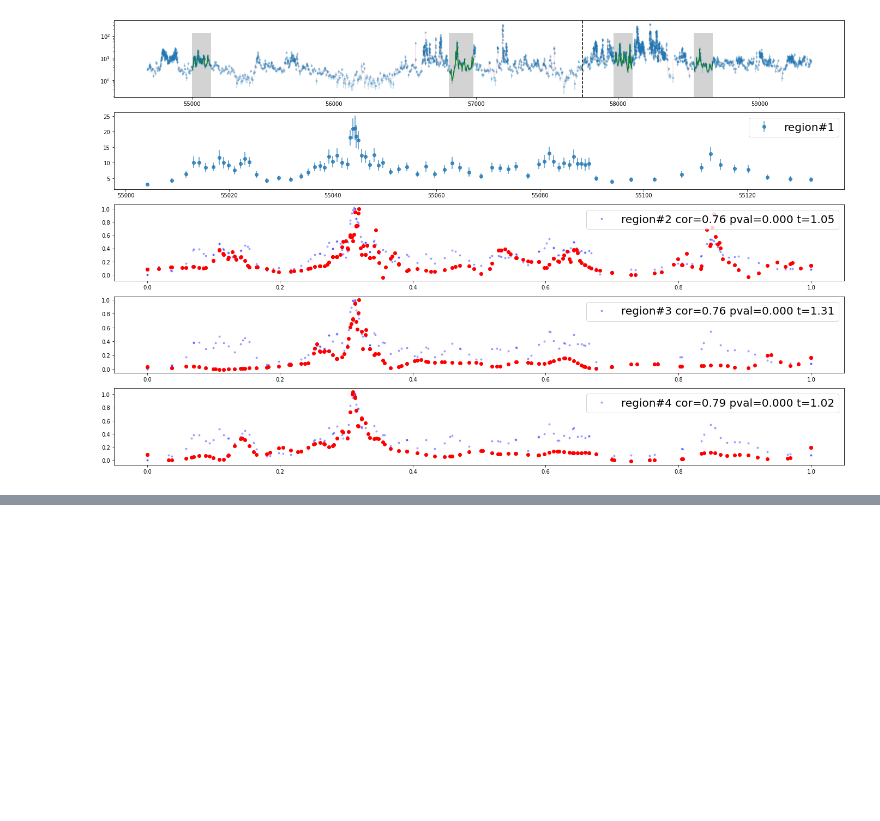
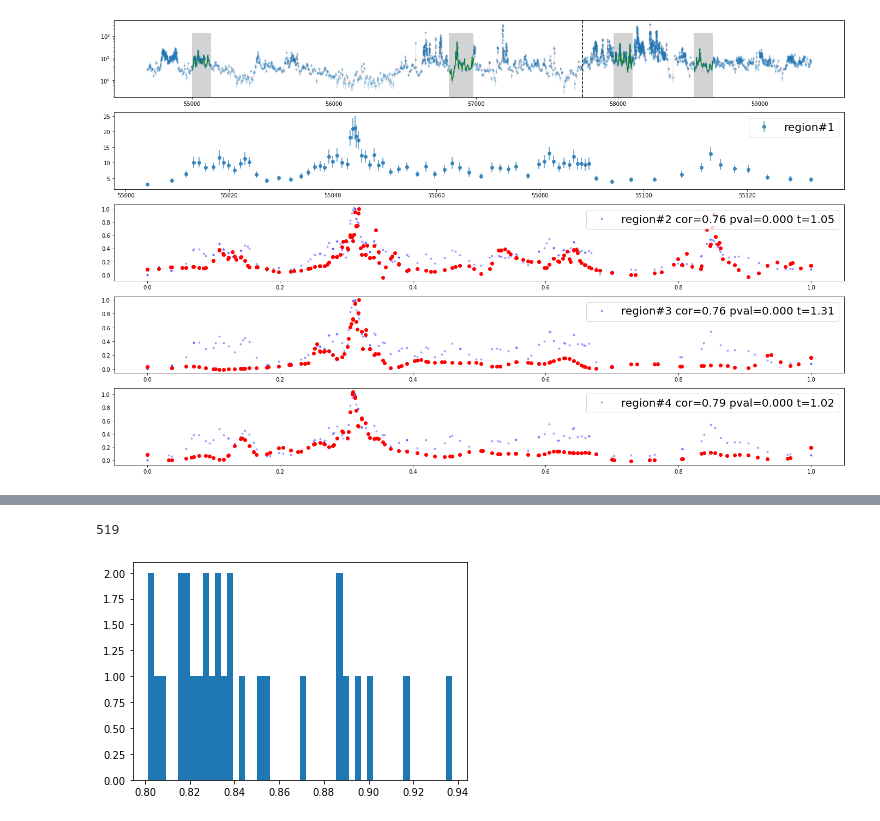
Before and after one commit to Amarchuk/blazar_motifs, a Jupyter notebook: Untitled.ipynb, the cells around one changed output, grey strips where cells are left out. Drawn from its saved outputs; the diff is of its cells as text; code cells hidden in the pictures; blank space fills up the shorter version.

```diff
--- a/Untitled.ipynb
+++ b/Untitled.ipynb
@@ -1041,0 +1141,2 @@ plt.show()
+# %%
+xx_, yy_, edges = blockify(x,y,yerr, fitness='measures', p0=0.05)
@@ -1041,0 +1232,4 @@ plt.show()
+# %%
+len(res)
+# %% [output]
+519
@@ -1041,0 +1244,11 @@ plt.show()
+# %%
+all_res = []
+for k,v in res.items():
+    for vv in v:
+        pos, pos2, cor, pval, px,py1,py2 = vv
+        all_res.append(cor)
+
+plt.hist(all_res, bins=50)
+plt.show()
+# %% [output]
+[figure, added]
```
Also changed, not shown: parts of 19 cells of this notebook.
